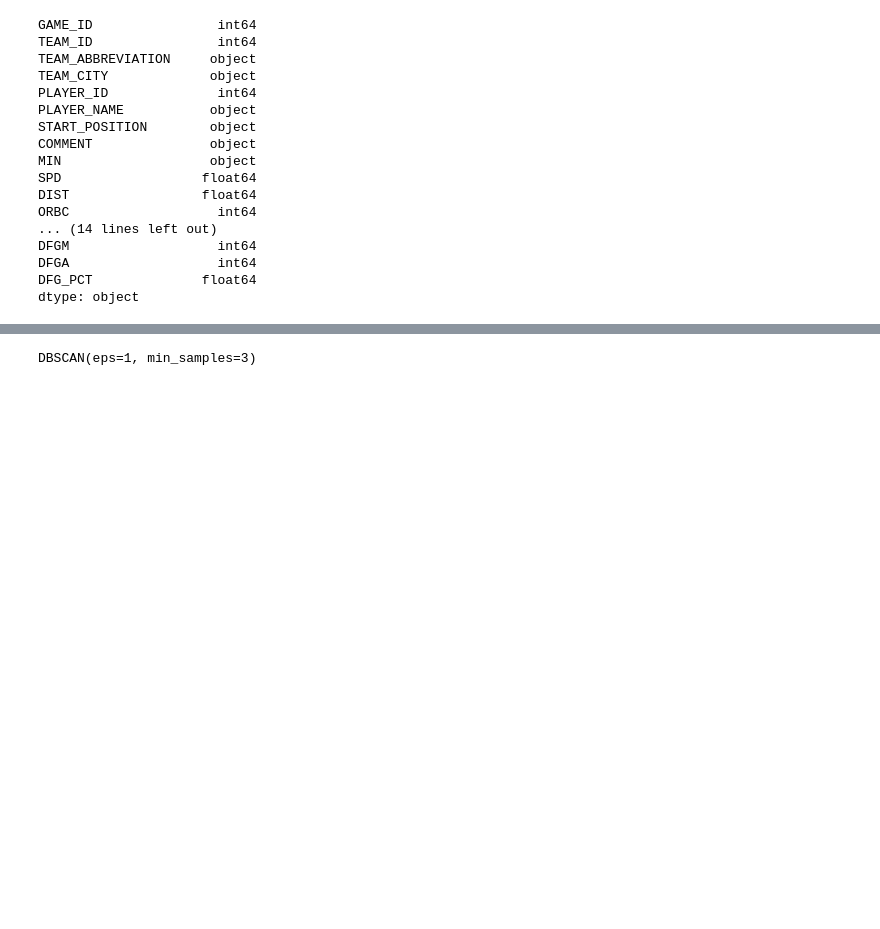
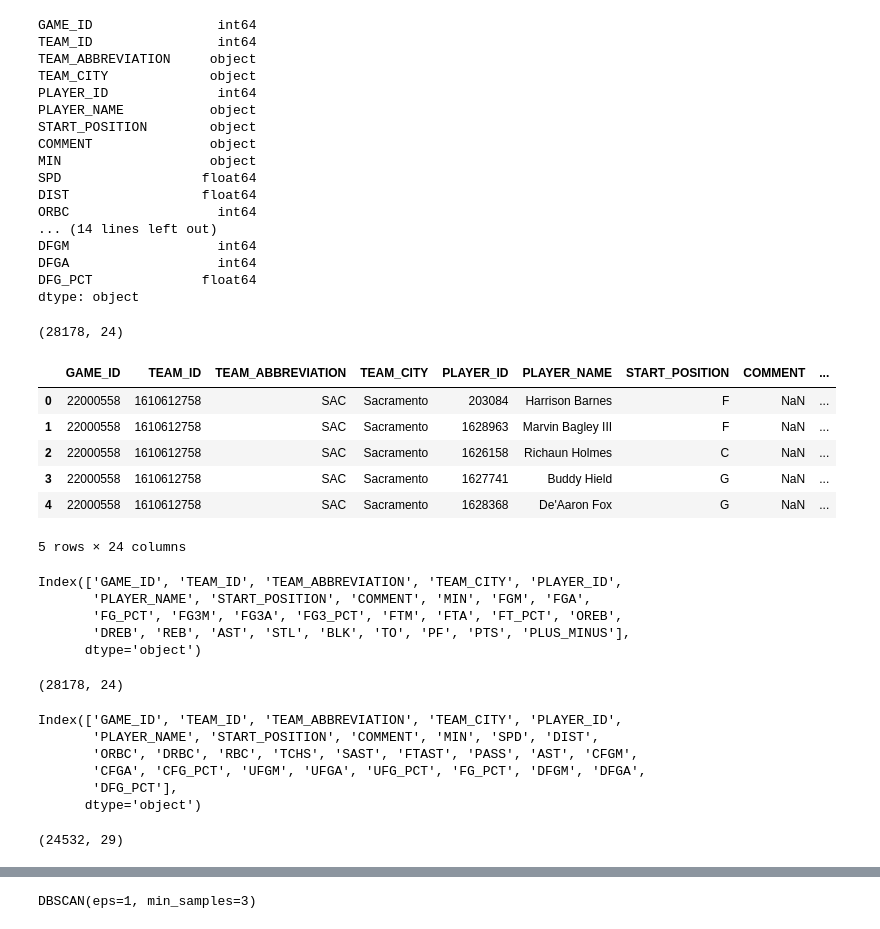
Before and after one commit to davidcholcomb/coach_ai, a Jupyter notebook: code/Untitled.ipynb, the cells around one changed output, grey strips where cells are left out. Drawn from its saved outputs; the diff is of its cells as text; code cells hidden in the pictures; blank space fills up the shorter version.

```diff
--- a/code/Untitled.ipynb
+++ b/code/Untitled.ipynb
@@ -136,0 +138,2 @@ df_p = pd.read_csv('../data/play_by_play.csv')
+# %%
+df_bs = pd.read_csv('../data/boxscore_scoring.csv')
@@ -241,3 +193,42 @@ DFGM                   int64
 DFGA                   int64
 DFG_PCT              float64
 dtype: object
+# %%
+df_bs.shape
+# %% [output]
+(28178, 24)
+# %%
+df_bs.head()
+# %% [output]
+|  | GAME_ID | TEAM_ID | TEAM_ABBREVIATION | TEAM_CITY | PLAYER_ID | PLAYER_NAME | START_POSITION | COMMENT | ... |
+| 0 | 22000558 | 1610612758 | SAC | Sacramento | 203084 | Harrison Barnes | F | NaN | ... |
+| 1 | 22000558 | 1610612758 | SAC | Sacramento | 1628963 | Marvin Bagley III | F | NaN | ... |
+| 2 | 22000558 | 1610612758 | SAC | Sacramento | 1626158 | Richaun Holmes | C | NaN | ... |
+| 3 | 22000558 | 1610612758 | SAC | Sacramento | 1627741 | Buddy Hield | G | NaN | ... |
+| 4 | 22000558 | 1610612758 | SAC | Sacramento | 1628368 | De'Aaron Fox | G | NaN | ... |
+5 rows × 24 columns
+# %%
+df_bt.columns
+# %% [output]
+Index(['GAME_ID', 'TEAM_ID', 'TEAM_ABBREVIATION', 'TEAM_CITY', 'PLAYER_ID',
+       'PLAYER_NAME', 'START_POSITION', 'COMMENT', 'MIN', 'FGM', 'FGA',
+       'FG_PCT', 'FG3M', 'FG3A', 'FG3_PCT', 'FTM', 'FTA', 'FT_PCT', 'OREB',
+       'DREB', 'REB', 'AST', 'STL', 'BLK', 'TO', 'PF', 'PTS', 'PLUS_MINUS'],
+      dtype='object')
+# %%
+df_bs.shape
+# %% [output]
+(28178, 24)
+# %%
+df_t.columns
+# %% [output]
+Index(['GAME_ID', 'TEAM_ID', 'TEAM_ABBREVIATION', 'TEAM_CITY', 'PLAYER_ID',
+       'PLAYER_NAME', 'START_POSITION', 'COMMENT', 'MIN', 'SPD', 'DIST',
+       'ORBC', 'DRBC', 'RBC', 'TCHS', 'SAST', 'FTAST', 'PASS', 'AST', 'CFGM',
+       'CFGA', 'CFG_PCT', 'UFGM', 'UFGA', 'UFG_PCT', 'FG_PCT', 'DFGM', 'DFGA',
+       'DFG_PCT'],
+      dtype='object')
+# %%
+df_t.shape
+# %% [output]
+(24532, 29)
```
Also changed, not shown: parts of 18 cells of this notebook, 3 other files.
